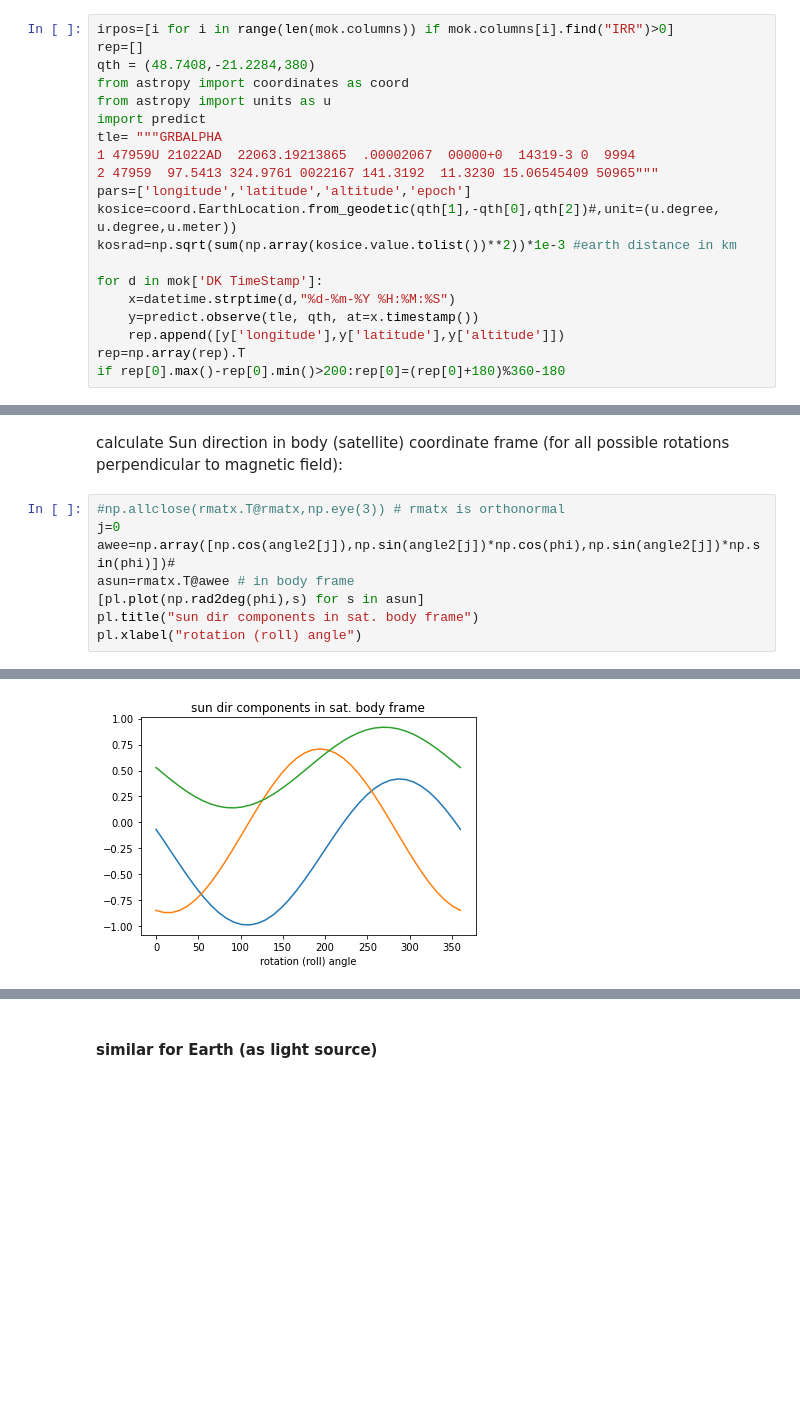
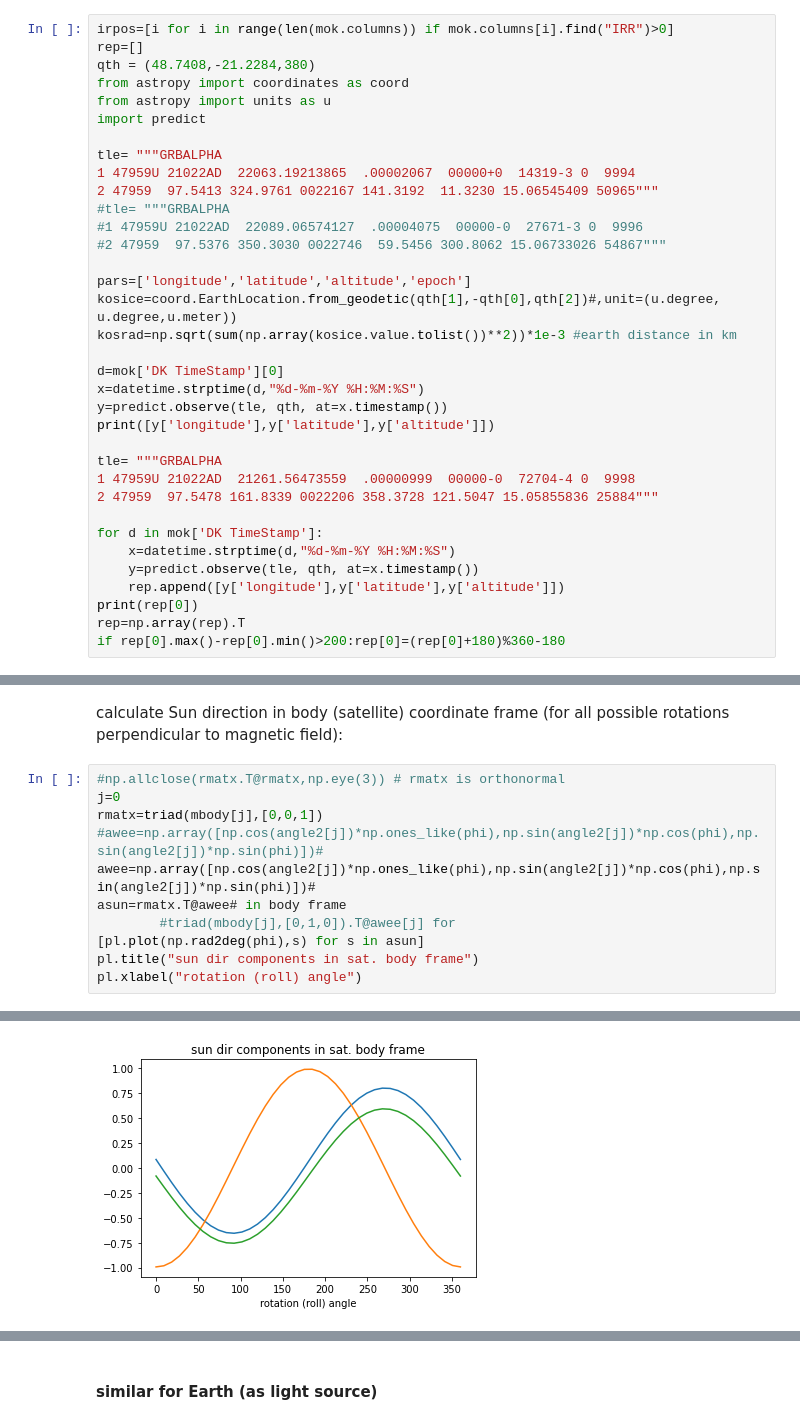
Before and after one commit to limu007/cube, a Jupyter notebook: Attitude_october.ipynb, the cells around one changed output, grey strips where cells are left out. Cells and saved outputs as stored; diff of their text form; blank space fills up the shorter version.

```diff
--- a/Attitude_october.ipynb
+++ b/Attitude_october.ipynb
@@ -117,16 +145,31 @@ qth = (48.7408,-21.2284,380)
 from astropy import coordinates as coord
 from astropy import units as u
 import predict
+
 tle= """GRBALPHA
 1 47959U 21022AD  22063.19213865  .00002067  00000+0  14319-3 0  9994
 2 47959  97.5413 324.9761 0022167 141.3192  11.3230 15.06545409 50965"""
+#tle= """GRBALPHA
+#1 47959U 21022AD  22089.06574127  .00004075  00000-0  27671-3 0  9996
+#2 47959  97.5376 350.3030 0022746  59.5456 300.8062 15.06733026 54867"""
+
 pars=['longitude','latitude','altitude','epoch']
 kosice=coord.EarthLocation.from_geodetic(qth[1],-qth[0],qth[2])#,unit=(u.degree, u.degree,u.meter))
 kosrad=np.sqrt(sum(np.array(kosice.value.tolist())**2))*1e-3 #earth distance in km
+
+d=mok['DK TimeStamp'][0]
+x=datetime.strptime(d,"%d-%m-%Y %H:%M:%S")
+y=predict.observe(tle, qth, at=x.timestamp())
+print([y['longitude'],y['latitude'],y['altitude']])
+
+tle= """GRBALPHA
+1 47959U 21022AD  21261.56473559  .00000999  00000-0  72704-4 0  9998
+2 47959  97.5478 161.8339 0022206 358.3728 121.5047 15.05855836 25884"""
 
 for d in mok['DK TimeStamp']:
     x=datetime.strptime(d,"%d-%m-%Y %H:%M:%S")
     y=predict.observe(tle, qth, at=x.timestamp())
     rep.append([y['longitude'],y['latitude'],y['altitude']])
+print(rep[0])
 rep=np.array(rep).T
 if rep[0].max()-rep[0].min()>200:rep[0]=(rep[0]+180)%360-180
@@ -272,11 +316,14 @@ calculate Sun direction in body (satellite) coordinate frame (for all possible r
 # %%
 #np.allclose(rmatx.T@rmatx,np.eye(3)) # rmatx is orthonormal
 j=0
-awee=np.array([np.cos(angle2[j]),np.sin(angle2[j])*np.cos(phi),np.sin(angle2[j])*np.sin(phi)])#
-asun=rmatx.T@awee # in body frame
+rmatx=triad(mbody[j],[0,0,1])
+#awee=np.array([np.cos(angle2[j])*np.ones_like(phi),np.sin(angle2[j])*np.cos(phi),np.sin(angle2[j])*np.sin(phi)])#
+awee=np.array([np.cos(angle2[j])*np.ones_like(phi),np.sin(angle2[j])*np.cos(phi),np.sin(angle2[j])*np.sin(phi)])#
+asun=rmatx.T@awee# in body frame
+        #triad(mbody[j],[0,1,0]).T@awee[j] for
 [pl.plot(np.rad2deg(phi),s) for s in asun]
 pl.title("sun dir components in sat. body frame")
 pl.xlabel("rotation (roll) angle")
 # %% [output]
 Text(0.5, 0, 'rotation (roll) angle')
-[figure, old version]
+[figure, new version]
```
Also changed, not shown: parts of 43 cells of this notebook.
